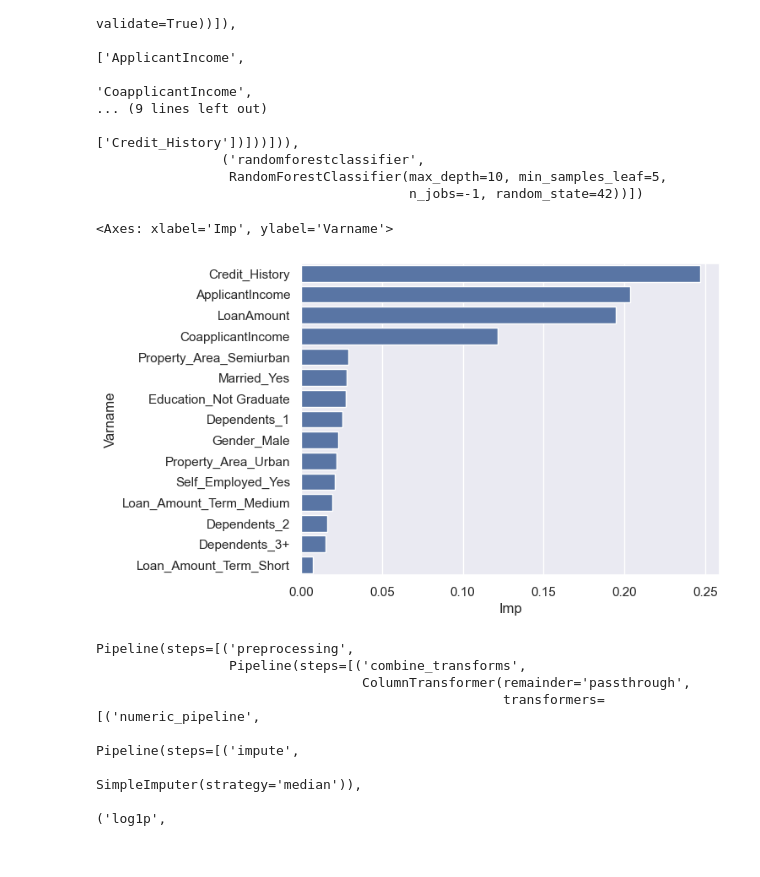
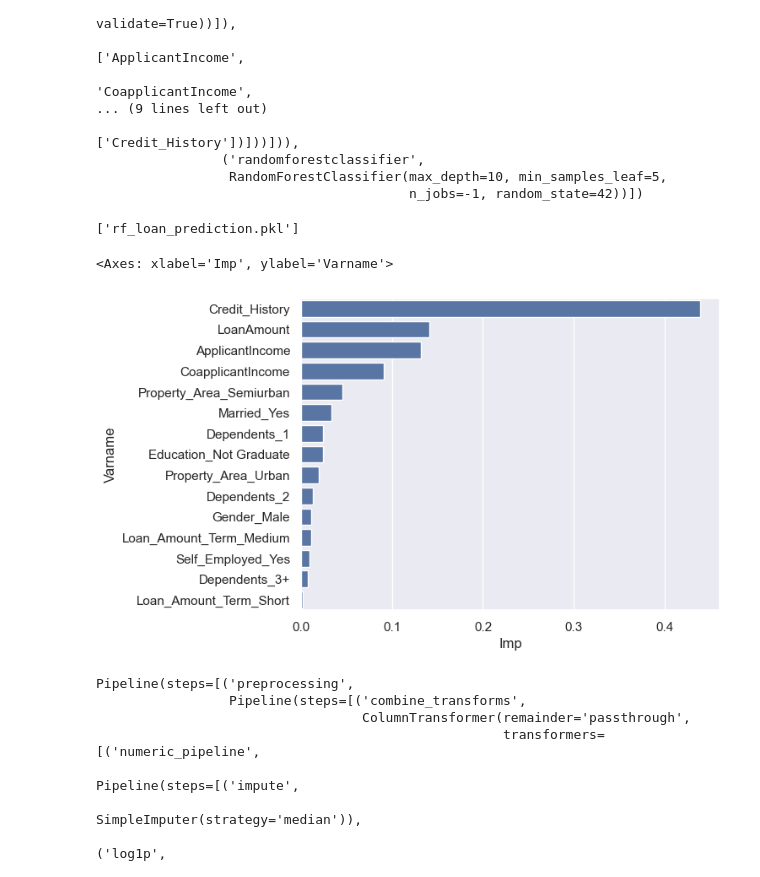
Before and after one commit to EdwinVivek/loan-eligibility-prediction, a Jupyter notebook: loan_eligibility_prediction.ipynb, the cells around one changed output. Saved outputs shown, nothing was run; the diff lists cells and outputs as text; code cells hidden in the pictures.

```diff
--- a/loan_eligibility_prediction.ipynb
+++ b/loan_eligibility_prediction.ipynb
@@ -983,5 +982,6 @@ plt.show()
 ## Decision Trees
 # %%
 from sklearn.tree import DecisionTreeClassifier
-tree = DecisionTreeClassifier(criterion='gini')
+tree = DecisionTreeClassifier(criterion='gini', max_leaf_nodes=4)
 tree_pipe = make_pipeline(final_pipeline, tree)
+tree_pipe.fit(loan_X_train, y_train)
@@ -1033,7 +1017,8 @@ from sklearn.model_selection import GridSearchCV
 param_grid = {
     'decisiontreeclassifier__max_depth': [3, 5, 10, None],
     'decisiontreeclassifier__min_samples_split': [2, 5, 10],
-    'decisiontreeclassifier__min_samples_leaf': [1, 2, 5]
+    'decisiontreeclassifier__min_samples_leaf': [1, 2, 5],
+    'decisiontreeclassifier__max_leaf_nodes': [1, 5, 10, 15]
 }
 
 grid_search = GridSearchCV(tree_pipe, param_grid, cv=5)
@@ -1045,5 +1047,5 @@ Best Parameters: {'decisiontreeclassifier__max_depth': 5, 'decisiontreeclassifie
 # %%
-tree_tuned = DecisionTreeClassifier(criterion='gini', max_depth=5, min_samples_leaf=5, min_samples_split=10)
+tree_tuned = DecisionTreeClassifier(criterion='gini', max_depth=5, min_samples_leaf=5, min_samples_split=10, max_leaf_nodes=5)
 tree_pipe_tuned = make_pipeline(final_pipeline, tree_tuned)
 tree_pipe_tuned.fit(loan_X_train, y_train)
 y_pred_tree_tuned = tree_pipe_tuned.predict(loan_X_valid)
@@ -1094,7 +1096,8 @@ rf_pipe2 = make_pipeline(final_pipeline, rf)
 params = {
     'randomforestclassifier__max_depth': [2,3,5,10,20],
     'randomforestclassifier__min_samples_leaf': [5,10,20,50,100,200],
-    'randomforestclassifier__n_estimators': [10,25,30,50,100,200]
+    'randomforestclassifier__n_estimators': [10,25,30,50,100,200],
+    #'randomforestclassifier__max_leaf_nodes': [1, 5, 10]
 }
 
 grid_search = GridSearchCV(estimator=rf_pipe2,
@@ -1145,17 +1148,21 @@ Pipeline(steps=[('pipeline',
                 ('randomforestclassifier',
                  RandomForestClassifier(max_depth=10, min_samples_leaf=5,
                                         n_jobs=-1, random_state=42))])
+# %%
+joblib.dump(rf_best, "rf_loan_prediction.pkl")
+# %% [output]
+['rf_loan_prediction.pkl']
 # %%
 #Feature importance
 imp_df = pd.DataFrame({
     "Varname": X_train.columns,
-    "Imp": random_forest.feature_importances_
+    "Imp": rf_best[-1].feature_importances_
 })
 sorted_imp = imp_df.sort_values('Imp', ascending=False)
 sns.barplot(y=sorted_imp["Varname"], x=sorted_imp["Imp"])
 # %% [output]
 <Axes: xlabel='Imp', ylabel='Varname'>
-[figure, old version]
+[figure, new version]
 # %%
 from sklearn.feature_selection import RFECV
 rf_model = RandomForestClassifier(n_estimators=rf_best[1].n_estimators,
```
Also changed, not shown: parts of 18 cells of this notebook, 3 other files.
